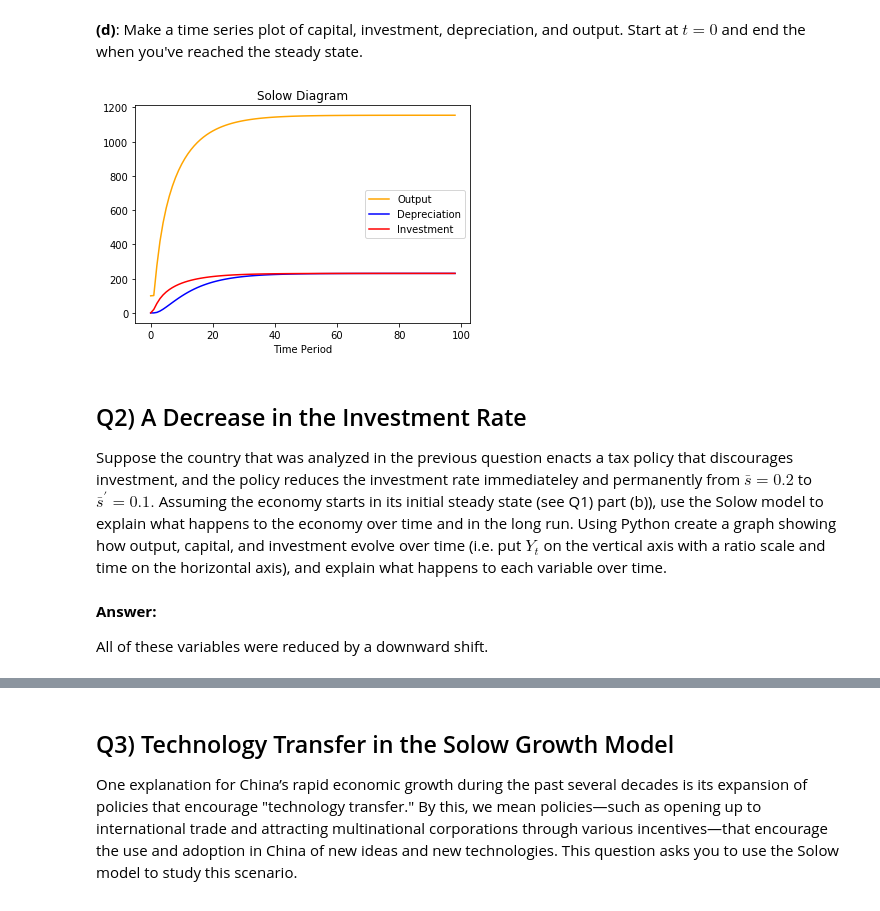
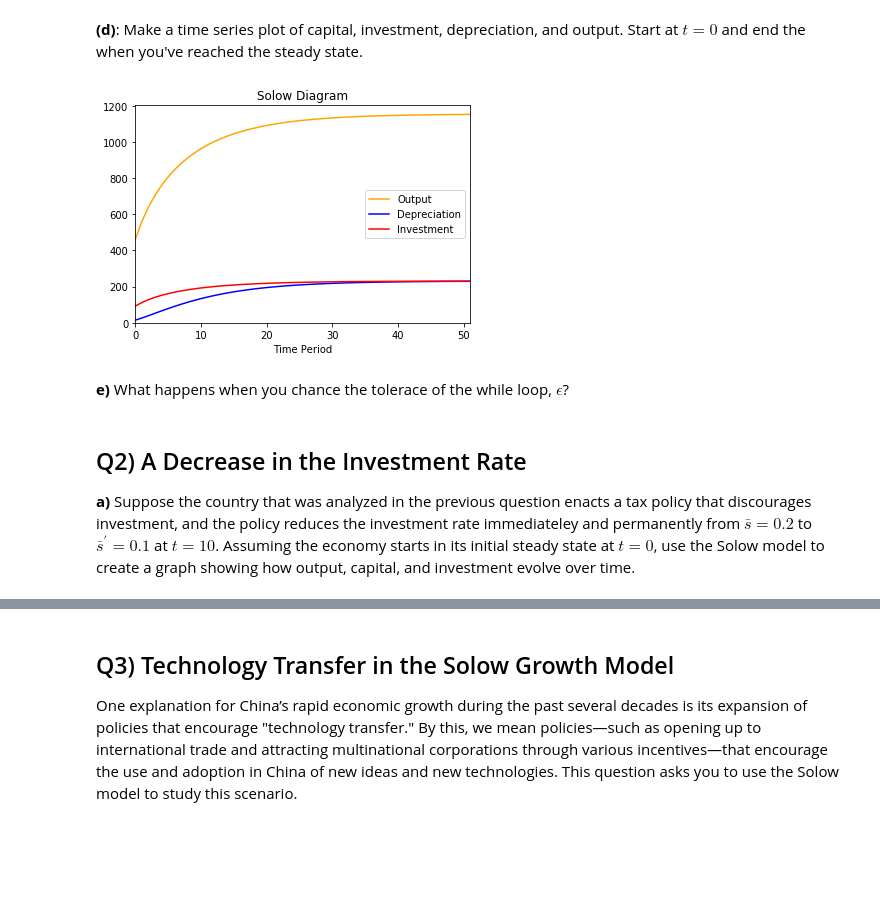
Before and after one commit to dylanjm/econ_381_development, a Jupyter notebook: solution_versions/chapter_05_solutions.ipynb, the cells around one changed output, grey strips where cells are left out. Saved outputs shown, nothing was run; the diff lists cells and outputs as text; code cells hidden in the pictures; blank space fills up the shorter version.

```diff
--- a/solution_versions/chapter_05_solutions.ipynb
+++ b/solution_versions/chapter_05_solutions.ipynb
@@ -126,14 +131,14 @@ __(c)__ Now, let's simulate the path of some key variables over time. This exerc
 | 5       |  ...           |         ...       |             ...            |                ...                   |  ...  |
 | ...     |  ...           |         ...       |             ...            |                ...                   |  ...  |
 # %%
-# Insert Python Code Here for Part (b)
-K_0 = 1
+# Define exogenous variables and parameters
+K_0 = 100
 L = 1000
 A = 1
 d = 0.15
 s = .20
-alph = 1/3
-
+alpha = 1/3
+epsilon = 10
 def production_function(A, K, L, alpha):
     return A * pow(K, alpha) * pow(L, 1 - alpha)
 
@@ -146,13 +151,13 @@ def production_function(A, K, L, alpha):
 time = [0]
 capital = np.array([K_0])
 output = np.array([production_function(A, K_0, L, alpha)])
-investment = np.array([s * capital[0]])
+investment = np.array([s * output[0]])
 depreciation = np.array([d * capital[0]])
 change_in_capital = np.array([investment[0] - depreciation[0]])
 i = 0
 
 # Using a while loop to run until we are within .01 of the steady state we calculated in part (b)
-while (abs(capital[i] - capital_steady_state)) > 0.1:
+while (abs(capital[i] - capital_steady_state)) >epsilon:
     i += 1
     time = np.append(time, i)
     capital = np.append(capital, capital[i - 1] + change_in_capital[i - 1])
@@ -162,22 +167,22 @@ while (abs(capital[i] - capital_steady_state)) > 0.1:
     change_in_capital = np.append(change_in_capital, investment[i] - depreciation[i])
 
 # Print the results
-print('Number of time periods: ', time[i])
-print('Capital at time period t: ', capital[i])
-print('Output at time period t: ', output[i])
-print('Investment at time period t: ', investment[i])
-print('Deprecication at time period t: ', depreciation[i])
-print('Change in capital at time period t: ', change_in_capital[i], '\n')
+print('Reached steady state in',time[i],'time periods')
+print('Capital:', '{:,.2f}'.format(capital[i]))
+print('Output:', '{:,.2f}'.format(output[i]))
+print('Investment:', '{:,.2f}'.format( investment[i]))
+print('Depreciation: ', '{:,.2f}'.format( depreciation[i]))
+print('Change in capital: ', '{:,.2f}'.format( change_in_capital[i], '\n'))
 
 # Print the data frame with the final values
 # Run this code to create the data frame!
 
 df = pd.DataFrame({'Time':time,
                    'Capital':capital,
-                  'Output':output,
-                  'Investment':investment,
-                  'Depreciation':depreciation,
-                  'Change in Capital':change_in_capital},
-                  columns=['Time', 'Capital', 'Output', 'Investment', 'Depreciation', 'Change in Capital'])
+                   'Output':output,
+                   'Investment':investment,
+                   'Depreciation':depreciation,
+                   'Change in Capital':change_in_capital},
+                   columns=['Time', 'Capital', 'Output', 'Investment', 'Depreciation', 'Change in Capital'])
 df
 # %% [output]
@@ -210,19 +214,19 @@ __(d)__: Make a time series plot of capital, investment, depreciation, and outpu
 # %%
 # Insert Python Code Here:
 plt.plot(time, output, 'orange', label = 'Output')
 plt.plot(time, depreciation, 'blue', label = 'Depreciation')
 plt.plot(time, investment, 'red', label = 'Investment')
 plt.title('Solow Diagram')
 plt.xlabel('Time Period')
+plt.ylim(0, np.max(output)+50)
+plt.xlim(0, i)
 plt.legend()
 plt.show()
 # %% [output]
-[figure, old version]
+[figure, new version]
+# %% [markdown]
+__e)__ What happens when you chance the tolerace of the while loop, $\epsilon$?
 # %% [markdown]
 ## Q2) A Decrease in the Investment Rate
 
-Suppose the country that was analyzed in the previous question enacts a tax policy that discourages investment, and the policy reduces the investment rate immediateley and permanently from $\bar{s}=0.2$ to $\bar{s}^{\prime}=0.1.$ Assuming the economy starts in its initial steady state (see Q1) part (b)), use the Solow model to explain what happens to the economy over time and in the long run. Using Python create a graph showing how output, capital, and investment evolve over time (i.e. put $Y_t$ on the vertical axis with a ratio scale and time on the horizontal axis), and explain what happens to each variable over time.
+__a)__ Suppose the country that was analyzed in the previous question enacts a tax policy that discourages investment, and the policy reduces the investment rate immediateley and permanently from $\bar{s}=0.2$ to $\bar{s}^{\prime}=0.1$ at $t=10$. Assuming the economy starts in its initial steady state at $t=0$, use the Solow model to create a graph showing how output, capital, and investment evolve over time.
-# %% [markdown]
-__Answer:__
-
-All of these variables were reduced by a downward shift.
```
Also changed, not shown: parts of 7 cells of this notebook.
